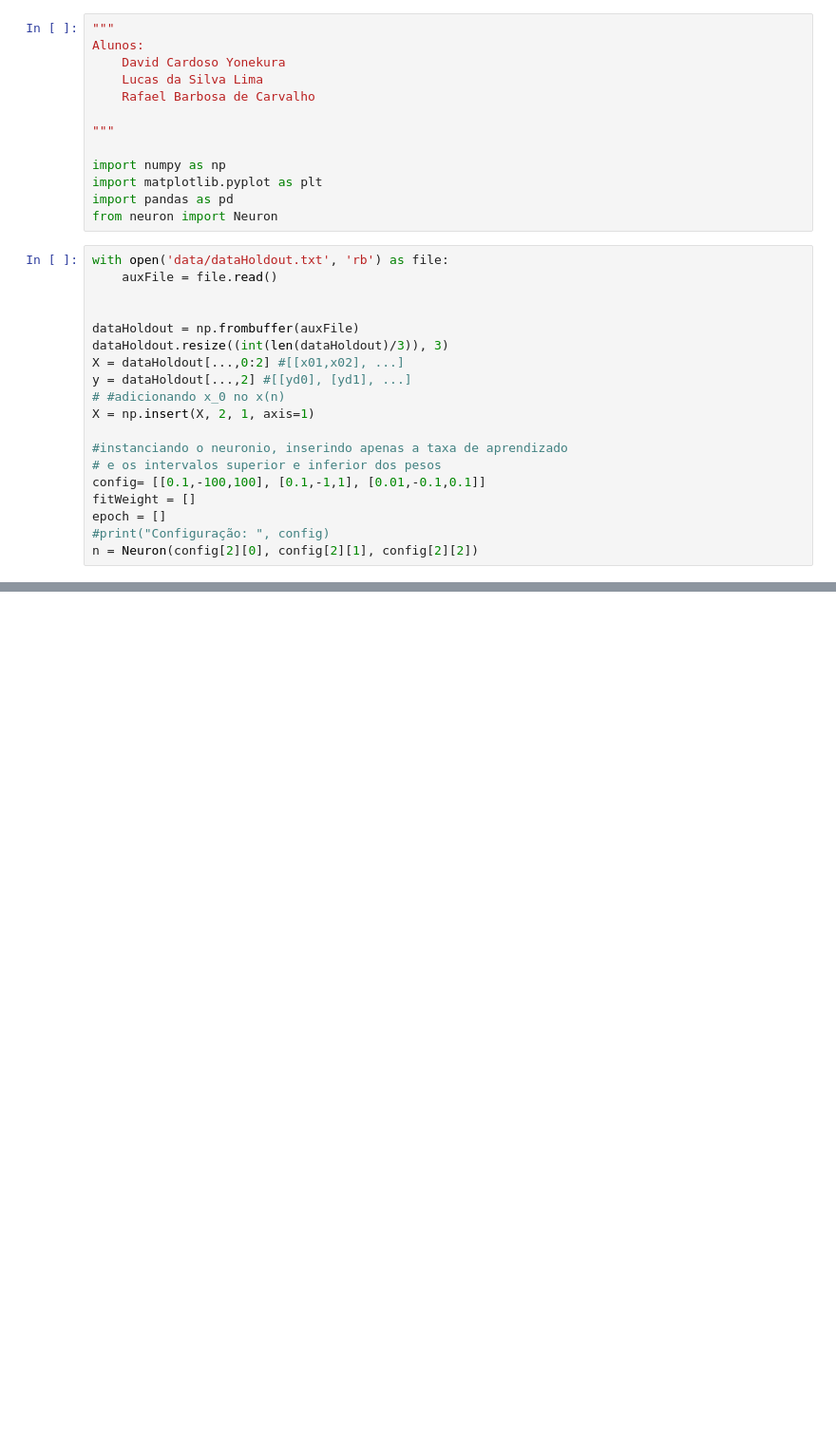
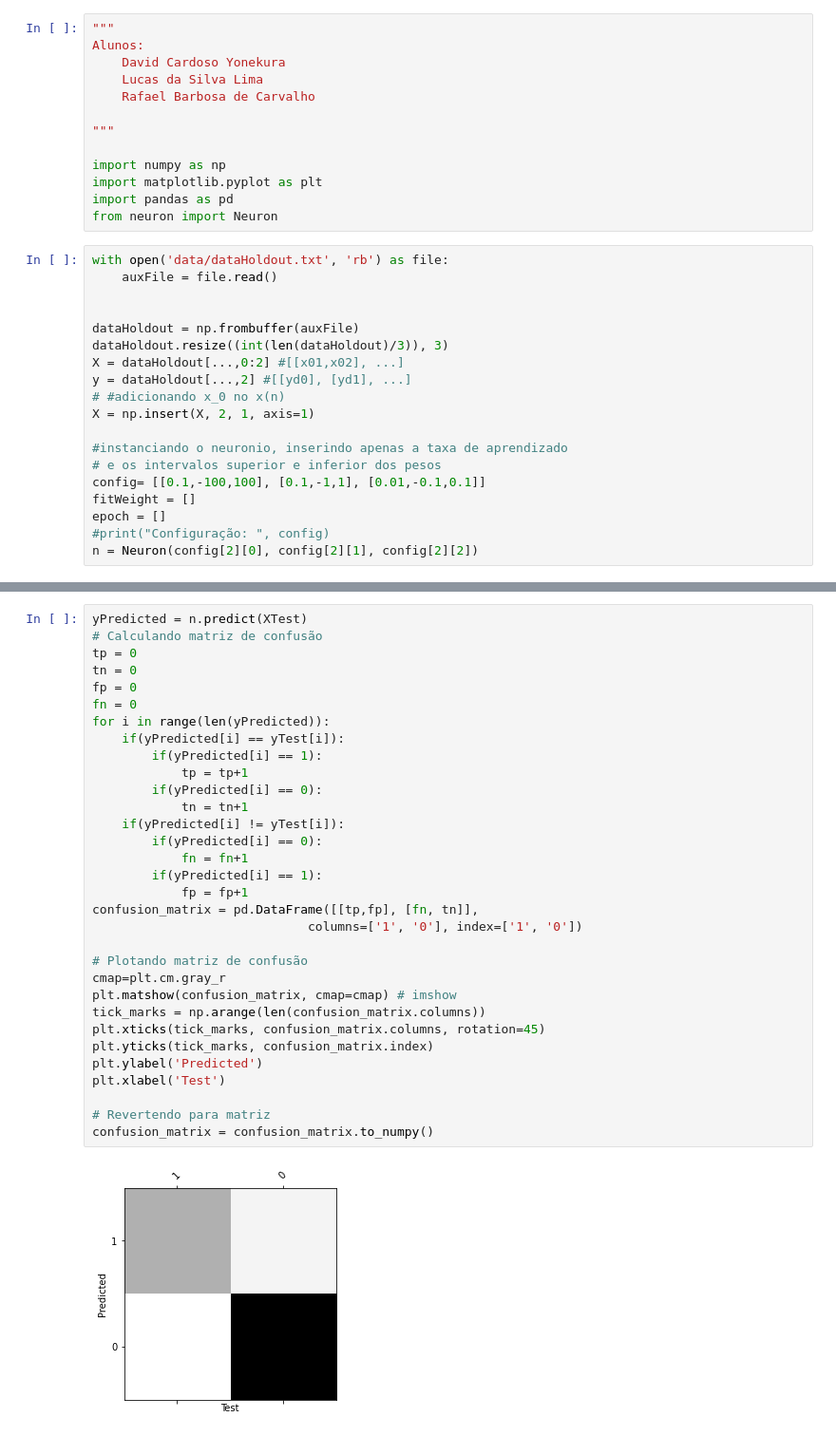
Before and after one commit to LucasLima21/perceptron-redesNeurais2020, a Jupyter notebook: src/secao3.ipynb, the cells around one changed output, grey strips where cells are left out. Shown: that part at 95% size. Cells and saved outputs as stored; diff of their text form; blank space fills up the shorter version.

```diff
--- a/src/secao3.ipynb
+++ b/src/secao3.ipynb
@@ -126,0 +95,34 @@ print(c/len(yPredicted))
+# %%
+yPredicted = n.predict(XTest)
+# Calculando matriz de confusão
+tp = 0
+tn = 0
+fp = 0
+fn = 0
+for i in range(len(yPredicted)):
+    if(yPredicted[i] == yTest[i]):
+        if(yPredicted[i] == 1):
+            tp = tp+1
+        if(yPredicted[i] == 0):
+            tn = tn+1
+    if(yPredicted[i] != yTest[i]):
+        if(yPredicted[i] == 0):
+            fn = fn+1
+        if(yPredicted[i] == 1):
+            fp = fp+1
+confusion_matrix = pd.DataFrame([[tp,fp], [fn, tn]],
+                             columns=['1', '0'], index=['1', '0'])
+
+# Plotando matriz de confusão
+cmap=plt.cm.gray_r
+plt.matshow(confusion_matrix, cmap=cmap) # imshow
+tick_marks = np.arange(len(confusion_matrix.columns))
+plt.xticks(tick_marks, confusion_matrix.columns, rotation=45)
+plt.yticks(tick_marks, confusion_matrix.index)
+plt.ylabel('Predicted')
+plt.xlabel('Test')
+
+# Revertendo para matriz
+confusion_matrix = confusion_matrix.to_numpy()
+# %% [output]
+[figure, added]
```
Also changed, not shown: parts of 4 cells of this notebook.
